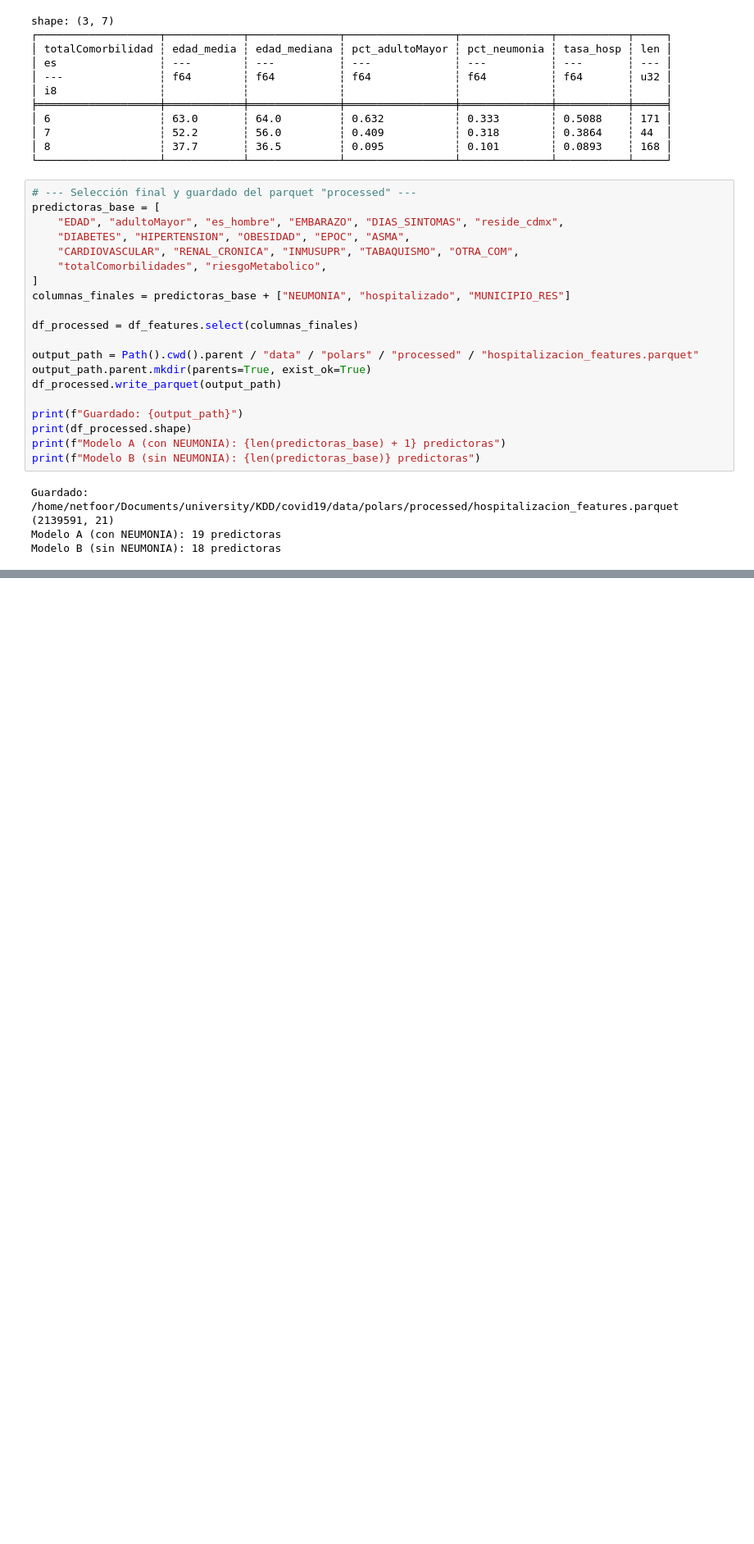
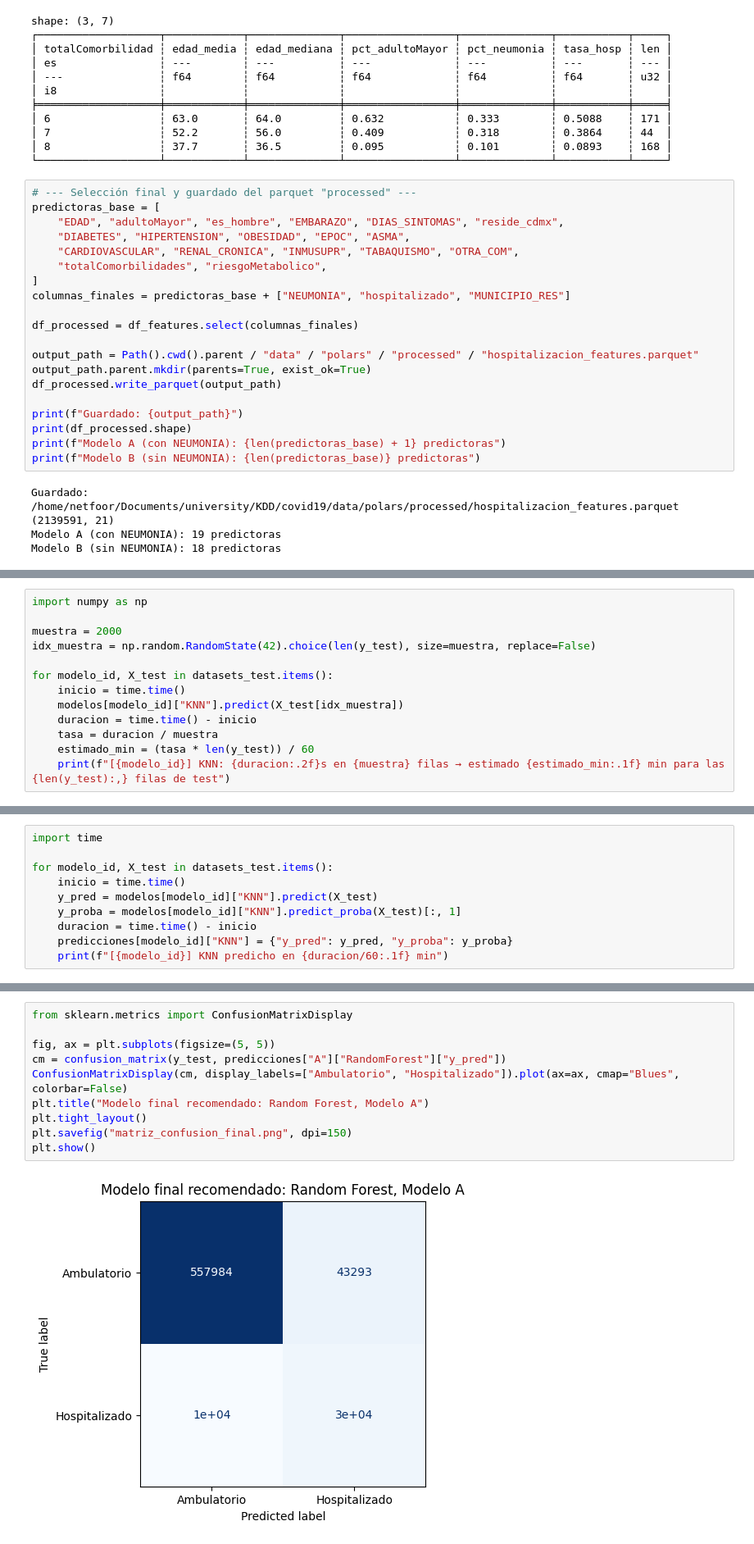
Before and after one commit to netfoor/KDD_COVID, a Jupyter notebook: notebooks/12_objetive.ipynb, the cells around one changed output, grey strips where cells are left out. Shown at 82% size. Saved outputs shown, nothing was run; the diff lists cells and outputs as text; blank space fills up the shorter version.

```diff
--- a/notebooks/12_objetive.ipynb
+++ b/notebooks/12_objetive.ipynb
@@ -595,0 +752,13 @@ Modelo B (sin NEUMONIA): 18 predictoras
+# %%
+import numpy as np
+
+muestra = 2000
+idx_muestra = np.random.RandomState(42).choice(len(y_test), size=muestra, replace=False)
+
+for modelo_id, X_test in datasets_test.items():
+    inicio = time.time()
+    modelos[modelo_id]["KNN"].predict(X_test[idx_muestra])
+    duracion = time.time() - inicio
+    tasa = duracion / muestra
+    estimado_min = (tasa * len(y_test)) / 60
+    print(f"[{modelo_id}] KNN: {duracion:.2f}s en {muestra} filas → estimado {estimado_min:.1f} min para las {len(y_test):,} filas de test")
@@ -595,0 +768,10 @@ Modelo B (sin NEUMONIA): 18 predictoras
+# %%
+import time
+
+for modelo_id, X_test in datasets_test.items():
+    inicio = time.time()
+    y_pred = modelos[modelo_id]["KNN"].predict(X_test)
+    y_proba = modelos[modelo_id]["KNN"].predict_proba(X_test)[:, 1]
+    duracion = time.time() - inicio
+    predicciones[modelo_id]["KNN"] = {"y_pred": y_pred, "y_proba": y_proba}
+    print(f"[{modelo_id}] KNN predicho en {duracion/60:.1f} min")
@@ -595,0 +952,12 @@ Modelo B (sin NEUMONIA): 18 predictoras
+# %%
+from sklearn.metrics import ConfusionMatrixDisplay
+
+fig, ax = plt.subplots(figsize=(5, 5))
+cm = confusion_matrix(y_test, predicciones["A"]["RandomForest"]["y_pred"])
+ConfusionMatrixDisplay(cm, display_labels=["Ambulatorio", "Hospitalizado"]).plot(ax=ax, cmap="Blues", colorbar=False)
+plt.title("Modelo final recomendado: Random Forest, Modelo A")
+plt.tight_layout()
+plt.savefig("matriz_confusion_final.png", dpi=150)
+plt.show()
+# %% [output]
+[figure, added]
```
Also changed, not shown: parts of 15 cells of this notebook, 5 other files.
